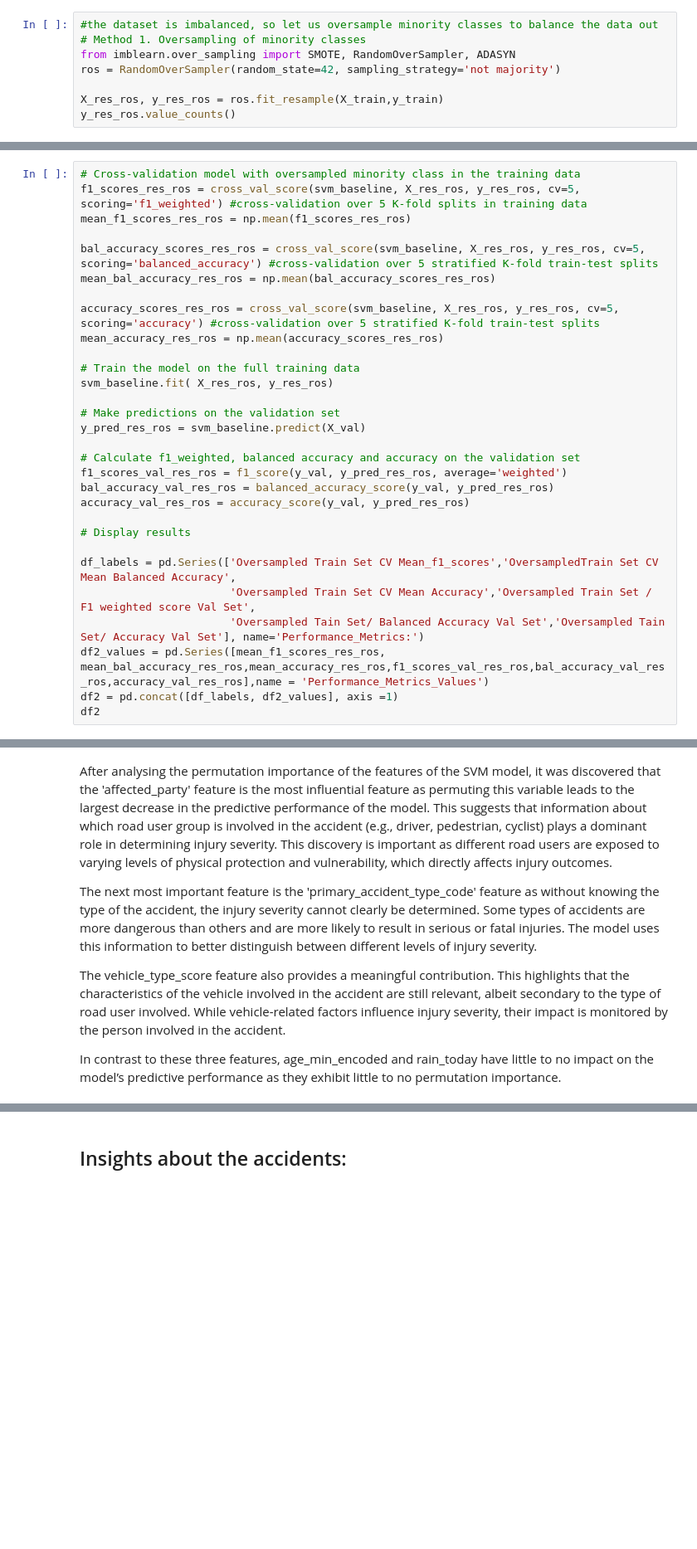
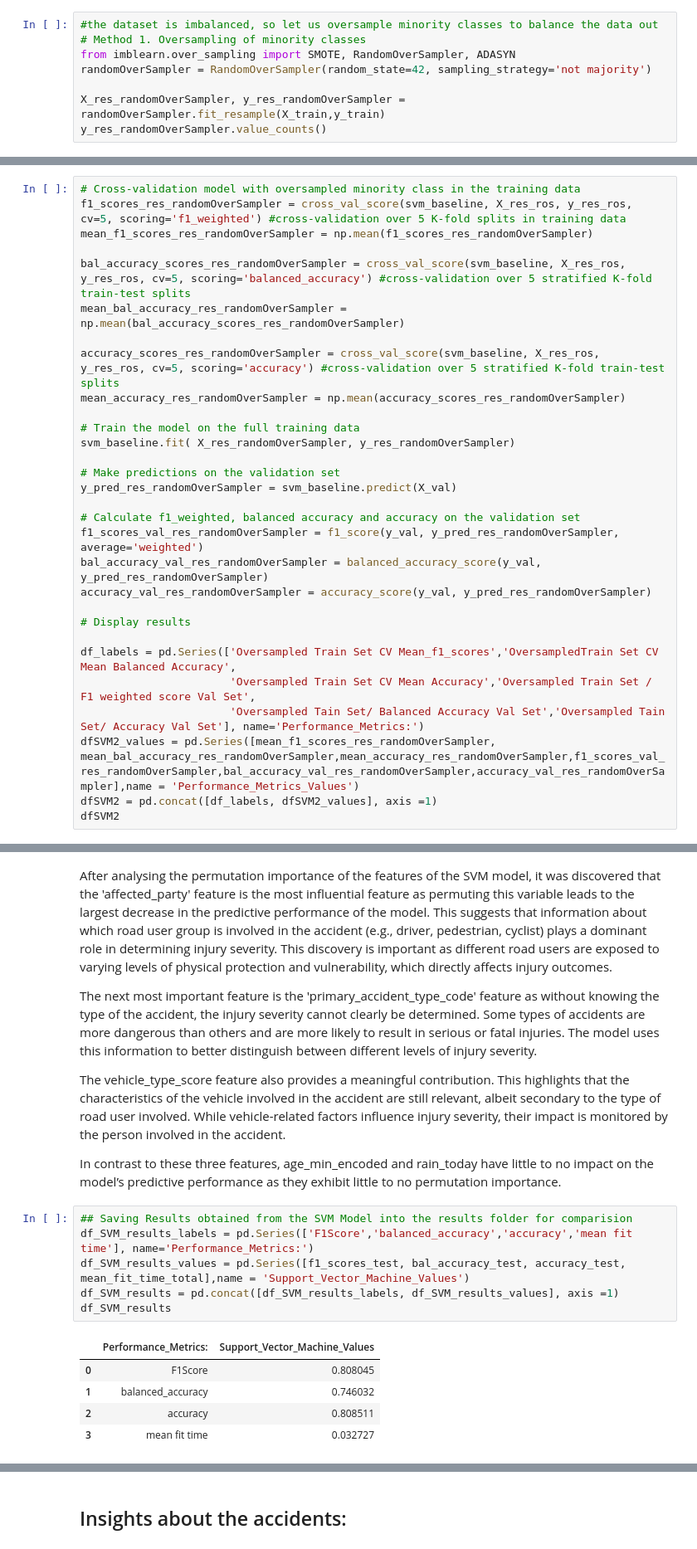
Before and after one commit to mattcg/msc-ai-dylan-group-1, a Jupyter notebook: 3c_SVM_LucaDeGabriele.ipynb, the cells around one changed output, grey strips where cells are left out. Shown at 83% size. Drawn from its saved outputs; the diff is of its cells as text; blank space fills up the shorter version.

Commit message:
SVM Technique Final Version + Results CSV

```diff
--- a/3c_SVM_LucaDeGabriele.ipynb
+++ b/3c_SVM_LucaDeGabriele.ipynb
@@ -440,10 +440,10 @@ df_svm_baseline
 #the dataset is imbalanced, so let us oversample minority classes to balance the data out
 # Method 1. Oversampling of minority classes
 from imblearn.over_sampling import SMOTE, RandomOverSampler, ADASYN
-ros = RandomOverSampler(random_state=42, sampling_strategy='not majority')
+randomOverSampler = RandomOverSampler(random_state=42, sampling_strategy='not majority')
 
-X_res_ros, y_res_ros = ros.fit_resample(X_train,y_train)
-y_res_ros.value_counts()
+X_res_randomOverSampler, y_res_randomOverSampler = randomOverSampler.fit_resample(X_train,y_train)
+y_res_randomOverSampler.value_counts()
 # %% [output]
 injury_severity
 1    61
@@ -452,34 +452,34 @@ injury_severity
 Name: count, dtype: int64
 # %%
 # Cross-validation model with oversampled minority class in the training data
-f1_scores_res_ros = cross_val_score(svm_baseline, X_res_ros, y_res_ros, cv=5, scoring='f1_weighted') #cross-validation over 5 K-fold splits in training data
-mean_f1_scores_res_ros = np.mean(f1_scores_res_ros)
+f1_scores_res_randomOverSampler = cross_val_score(svm_baseline, X_res_ros, y_res_ros, cv=5, scoring='f1_weighted') #cross-validation over 5 K-fold splits in training data
+mean_f1_scores_res_randomOverSampler = np.mean(f1_scores_res_randomOverSampler)
 
-bal_accuracy_scores_res_ros = cross_val_score(svm_baseline, X_res_ros, y_res_ros, cv=5, scoring='balanced_accuracy') #cross-validation over 5 stratified K-fold train-test splits
-mean_bal_accuracy_res_ros = np.mean(bal_accuracy_scores_res_ros)
+bal_accuracy_scores_res_randomOverSampler = cross_val_score(svm_baseline, X_res_ros, y_res_ros, cv=5, scoring='balanced_accuracy') #cross-validation over 5 stratified K-fold train-test splits
+mean_bal_accuracy_res_randomOverSampler = np.mean(bal_accuracy_scores_res_randomOverSampler)
 
-accuracy_scores_res_ros = cross_val_score(svm_baseline, X_res_ros, y_res_ros, cv=5, scoring='accuracy') #cross-validation over 5 stratified K-fold train-test splits
-mean_accuracy_res_ros = np.mean(accuracy_scores_res_ros)
+accuracy_scores_res_randomOverSampler = cross_val_score(svm_baseline, X_res_ros, y_res_ros, cv=5, scoring='accuracy') #cross-validation over 5 stratified K-fold train-test splits
+mean_accuracy_res_randomOverSampler = np.mean(accuracy_scores_res_randomOverSampler)
 
 # Train the model on the full training data
-svm_baseline.fit( X_res_ros, y_res_ros)
+svm_baseline.fit( X_res_randomOverSampler, y_res_randomOverSampler)
 
 # Make predictions on the validation set
-y_pred_res_ros = svm_baseline.predict(X_val)
+y_pred_res_randomOverSampler = svm_baseline.predict(X_val)
 
 # Calculate f1_weighted, balanced accuracy and accuracy on the validation set
-f1_scores_val_res_ros = f1_score(y_val, y_pred_res_ros, average='weighted')
-bal_accuracy_val_res_ros = balanced_accuracy_score(y_val, y_pred_res_ros)
-accuracy_val_res_ros = accuracy_score(y_val, y_pred_res_ros)
+f1_scores_val_res_randomOverSampler = f1_score(y_val, y_pred_res_randomOverSampler, average='weighted')
+bal_accuracy_val_res_randomOverSampler = balanced_accuracy_score(y_val, y_pred_res_randomOverSampler)
+accuracy_val_res_randomOverSampler = accuracy_score(y_val, y_pred_res_randomOverSampler)
 
 # Display results
 
 df_labels = pd.Series(['Oversampled Train Set CV Mean_f1_scores','OversampledTrain Set CV Mean Balanced Accuracy',
                        'Oversampled Train Set CV Mean Accuracy','Oversampled Train Set / F1 weighted score Val Set',
                        'Oversampled Tain Set/ Balanced Accuracy Val Set','Oversampled Tain Set/ Accuracy Val Set'], name='Performance_Metrics:')
-df2_values = pd.Series([mean_f1_scores_res_ros, mean_bal_accuracy_res_ros,mean_accuracy_res_ros,f1_scores_val_res_ros,bal_accuracy_val_res_ros,accuracy_val_res_ros],name = 'Performance_Metrics_Values')
-df2 = pd.concat([df_labels, df2_values], axis =1)
-df2
+dfSVM2_values = pd.Series([mean_f1_scores_res_randomOverSampler, mean_bal_accuracy_res_randomOverSampler,mean_accuracy_res_randomOverSampler,f1_scores_val_res_randomOverSampler,bal_accuracy_val_res_randomOverSampler,accuracy_val_res_randomOverSampler],name = 'Performance_Metrics_Values')
+dfSVM2 = pd.concat([df_labels, dfSVM2_values], axis =1)
+dfSVM2
 # %% [output]
 |  | Performance_Metrics: | Performance_Metrics_Values |
 | 0 | Oversampled Train Set CV Mean_f1_... | 0.701000 |
@@ -845,3 +845,15 @@ The next most important feature is the 'primary_accident_type_code' feature as w
 The vehicle_type_score feature also provides a meaningful contribution. This highlights that the characteristics of the vehicle involved in the accident are still relevant, albeit secondary to the type of road user involved. While vehicle-related factors influence injury severity, their impact is monitored by the person involved in the accident.
 
 In contrast to these three features, age_min_encoded and rain_today have little to no impact on the model’s predictive performance as they exhibit little to no permutation importance.
+# %%
+## Saving Results obtained from the SVM Model into the results folder for comparision
+df_SVM_results_labels = pd.Series(['F1Score','balanced_accuracy','accuracy','mean fit time'], name='Performance_Metrics:')
+df_SVM_results_values = pd.Series([f1_scores_test, bal_accuracy_test, accuracy_test, mean_fit_time_total],name = 'Support_Vector_Machine_Values')
+df_SVM_results = pd.concat([df_SVM_results_labels, df_SVM_results_values], axis =1)
+df_SVM_results
+# %% [output]
+|  | Performance_Metrics: | Support_Vector_Machine_Values |
+| 0 | F1Score | 0.808045 |
+| 1 | balanced_accuracy | 0.746032 |
+| 2 | accuracy | 0.808511 |
+| 3 | mean fit time | 0.032727 |
```
Also changed, not shown: parts of 36 cells of this notebook.
